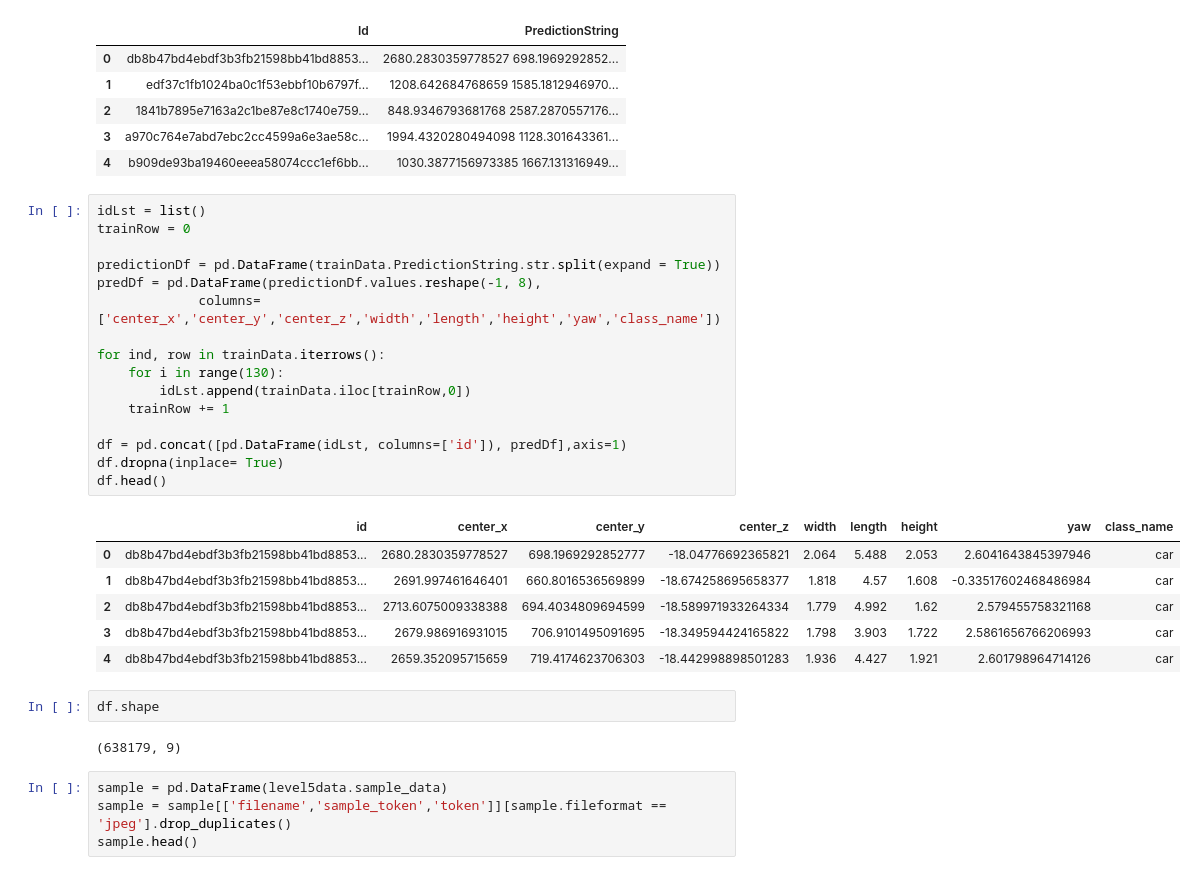
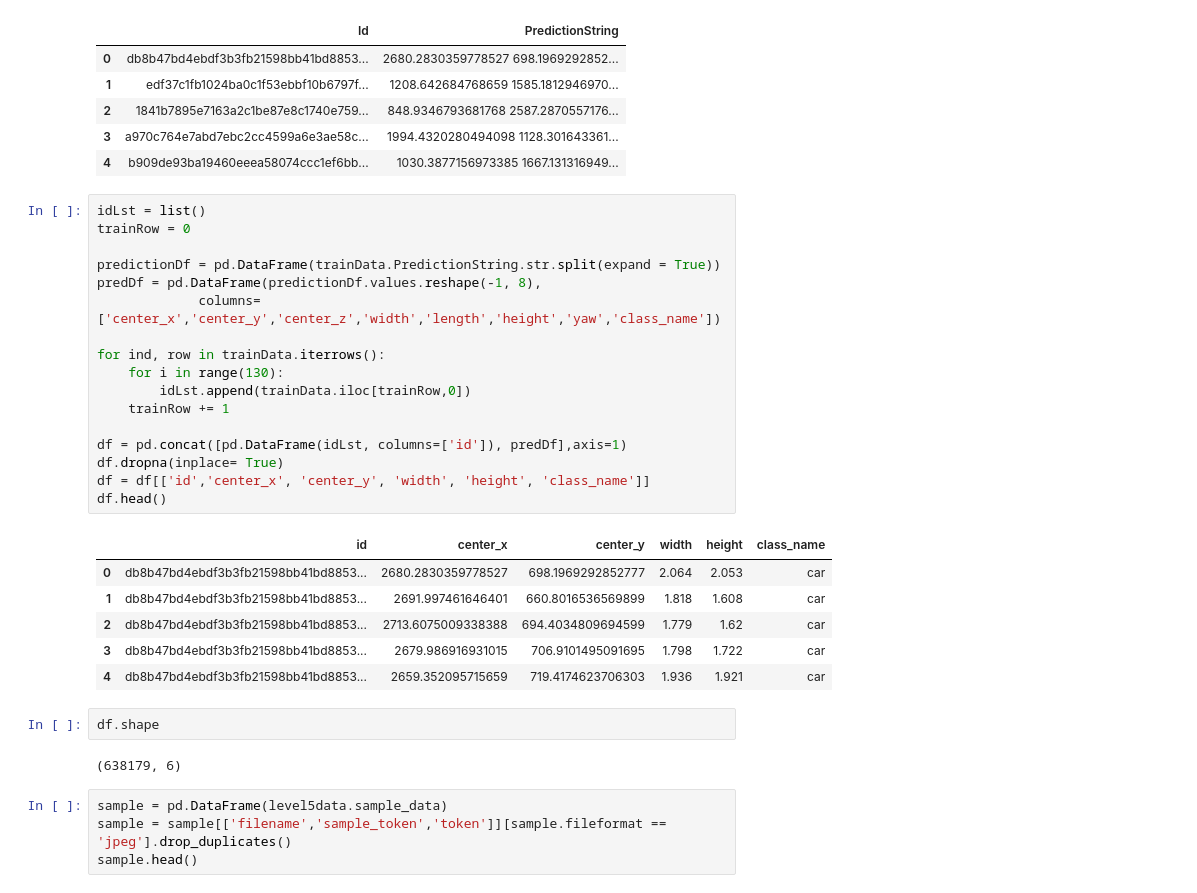
Before and after one commit to Suman-Saini/CapstoneProject_2, a Jupyter notebook: Lyft_DataExploration.ipynb, the cells around one changed output. Cells and saved outputs as stored; diff of their text form.

```diff
--- a/Lyft_DataExploration.ipynb
+++ b/Lyft_DataExploration.ipynb
@@ -59,30 +59,31 @@ memory usage: 354.5+ KB
 # %%
 idLst = list()
 trainRow = 0
 
 predictionDf = pd.DataFrame(trainData.PredictionString.str.split(expand = True))
 predDf = pd.DataFrame(predictionDf.values.reshape(-1, 8),
              columns=['center_x','center_y','center_z','width','length','height','yaw','class_name'])
 
 for ind, row in trainData.iterrows():
     for i in range(130):
         idLst.append(trainData.iloc[trainRow,0])
     trainRow += 1
 
 df = pd.concat([pd.DataFrame(idLst, columns=['id']), predDf],axis=1)
 df.dropna(inplace= True)
+df = df[['id','center_x', 'center_y', 'width', 'height', 'class_name']]
 df.head()
 # %% [output]
-|  | id | center_x | center_y | center_z | width | length | height | yaw | class_name |
-| 0 | db8b47bd4ebdf3b3fb21598bb41bd8853... | 2680.2830359778527 | 698.1969292852777 | -18.04776692365821 | 2.064 | 5.488 | 2.053 | 2.6041643845397946 | car |
-| 1 | db8b47bd4ebdf3b3fb21598bb41bd8853... | 2691.997461646401 | 660.8016536569899 | -18.674258695658377 | 1.818 | 4.57 | 1.608 | -0.33517602468486984 | car |
-| 2 | db8b47bd4ebdf3b3fb21598bb41bd8853... | 2713.6075009338388 | 694.4034809694599 | -18.589971933264334 | 1.779 | 4.992 | 1.62 | 2.579455758321168 | car |
-| 3 | db8b47bd4ebdf3b3fb21598bb41bd8853... | 2679.986916931015 | 706.9101495091695 | -18.349594424165822 | 1.798 | 3.903 | 1.722 | 2.5861656766206993 | car |
-| 4 | db8b47bd4ebdf3b3fb21598bb41bd8853... | 2659.352095715659 | 719.4174623706303 | -18.442998898501283 | 1.936 | 4.427 | 1.921 | 2.601798964714126 | car |
+|  | id | center_x | center_y | width | height | class_name |
+| 0 | db8b47bd4ebdf3b3fb21598bb41bd8853... | 2680.2830359778527 | 698.1969292852777 | 2.064 | 2.053 | car |
+| 1 | db8b47bd4ebdf3b3fb21598bb41bd8853... | 2691.997461646401 | 660.8016536569899 | 1.818 | 1.608 | car |
+| 2 | db8b47bd4ebdf3b3fb21598bb41bd8853... | 2713.6075009338388 | 694.4034809694599 | 1.779 | 1.62 | car |
+| 3 | db8b47bd4ebdf3b3fb21598bb41bd8853... | 2679.986916931015 | 706.9101495091695 | 1.798 | 1.722 | car |
+| 4 | db8b47bd4ebdf3b3fb21598bb41bd8853... | 2659.352095715659 | 719.4174623706303 | 1.936 | 1.921 | car |
 # %%
 df.shape
 # %% [output]
-(638179, 9)
+(638179, 6)
 # %%
 sample = pd.DataFrame(level5data.sample_data)
 sample = sample[['filename','sample_token','token']][sample.fileformat == 'jpeg'].drop_duplicates()
```
Also changed, not shown: parts of 3 cells of this notebook.
